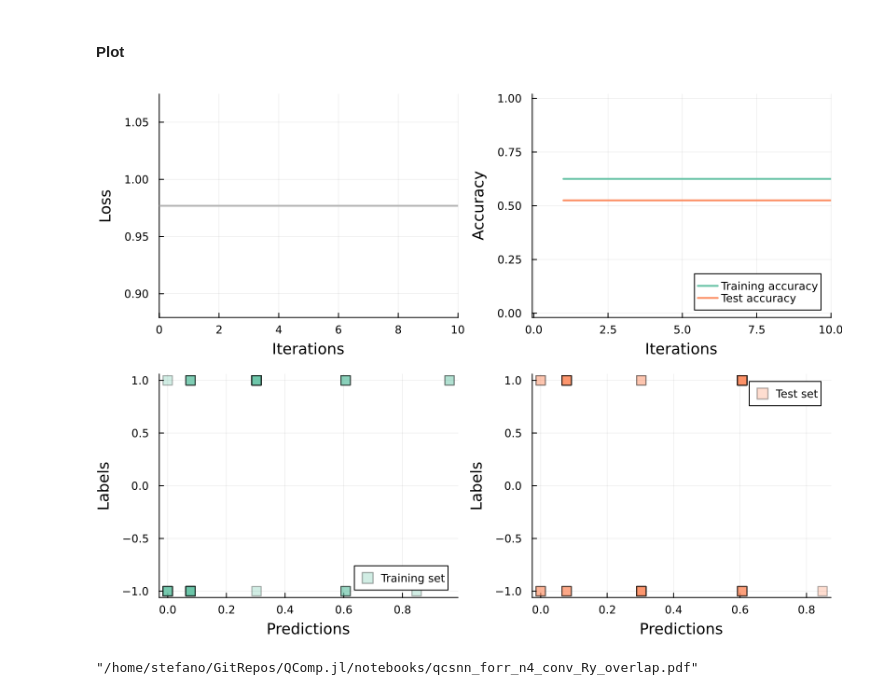
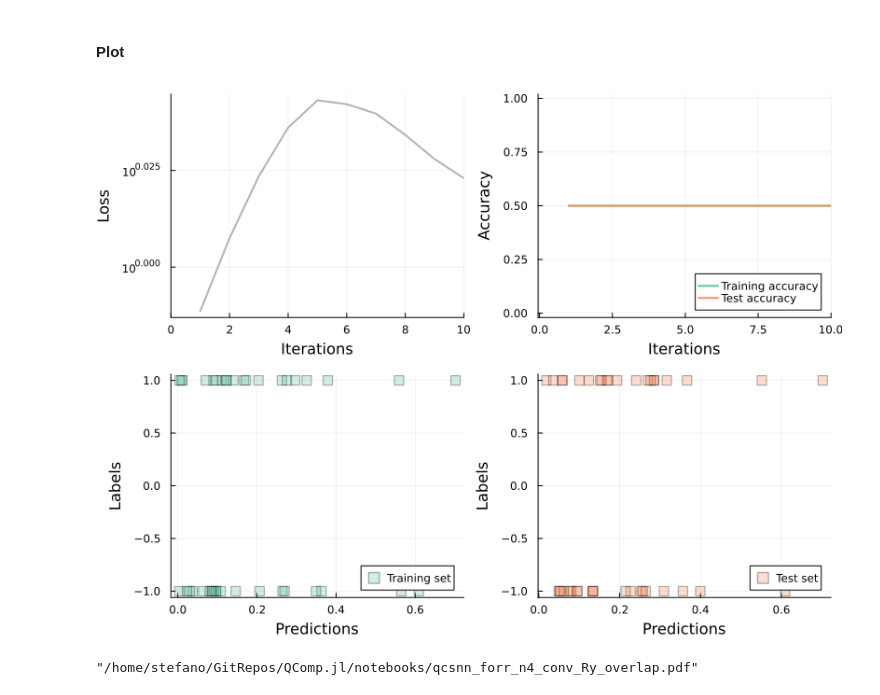
Before and after one commit to Qu-DOS/QuantumPrimer.jl, a Jupyter notebook: notebooks/QSNN_mwe.ipynb, the cells around one changed output. Drawn from its saved outputs; the diff is of its cells as text; code cells hidden in the pictures.

Commit message:
Changed parameter into model structure + add QNN model

```diff
--- a/notebooks/QSNN_mwe.ipynb
+++ b/notebooks/QSNN_mwe.ipynb
@@ -205,14 +78,25 @@ iters = 10 # number of iterations
 lr = 0.05  # learning rate. Start with lr=0.1. Reduce to (e.g. lr=0.01) if optimisation is not smooth.
 optim = ADAM(lr) # Descent(lr) # See https://fluxml.ai/Optimisers.jl/dev/api/#Optimisation-Rules for different optimisers.
 sig = true # use the sigmoid activation function
-ansatz = conv_Ry # conv_Ry, conv_Ry2, conv_SU4
 
-circ = build_QCNN(n, ansatz=ansatz)
+##### QSCNN #####
+# cost = overlap # overlap, swap_test, destructive_swap_test, entanglement_difference
+# ansatz = conv_Ry # conv_Ry, conv_Ry2, conv_SU4
+# circ = build_QCNN(n, ansatz=ansatz)
+################
 
-p = GenericParams(n=n, circ=circ)
-# p = InvariantParams(n=n, circ=circ, ansatz=ansatz)
-initialize_params(p);
+##### QSNN #####
+cost = entanglement_difference # overlap, swap_test, destructive_swap_test, entanglement_difference
+ansatz = circ_HEA
+depth = ceil(Int, log2(n))
+circ = build_QNN(n, depth, ansatz=ansatz)
+###############
+
+model = GeneralModel(n=n, circ=circ, ansatz=ansatz, cost=cost)
+# model = InvariantModel(n=n, circ=circ, ansatz=ansatz, cost=cost)
+initialize_params(model);
 
 YaoPlots.plot(circ)
+# YaoPlots.plot(cost(n))
 # %% [output]
 [drawing not drawn]
@@ -219,5 +109,5 @@ YaoPlots.plot(circ)
 # %% [markdown]
 #### Run
 # %%
-params, loss_track, tr_track, te_track, tr_preds, te_preds = train_test_model(d1, d2, p, iters, optim, sig; output=false)
+params, loss_track, tr_track, te_track, tr_preds, te_preds = train_test_model(d1, d2, model, iters, optim; sig=sig, verbose=false)
 # %% [output]
@@ -229,23 +119,23 @@ Final: loss = 0.9768941617229223, tr_acc = 0.625, te_acc = 0.525
 # %%
 # Loss vs Interations
 p1 = Plots.plot(xlim=(0, iters), xlabel="Iterations", ylabel="Loss")
-Plots.hline!([loss_track[1]], label=false, c=0, ylim=(0.9loss_track[1], 1.1loss_track[1]))
-# Plots.plot!(loss_track, yaxis=:log, label=false, c=0)
+# Plots.hline!([loss_track[1]], label=false, c=0, ylim=(0.9loss_track[1], 1.1loss_track[1]))
+Plots.plot!(loss_track, yaxis=:log, label=false, c=0)
 
 # Accuracy vs Interations
 p2 = Plots.plot(xlim=(-0.05, iters), ylim=(-0.02, 1.02), xlabel="Iterations", ylabel="Accuracy", legend=:bottomright)
 Plots.plot!(tr_track, label="Training accuracy", c=1)
 Plots.plot!(te_track, label="Test accuracy", c=2)
 
 # Training labels vs predictions
 p3 = Plots.scatter(xlabel="Predictions", ylabel="Labels")
 Plots.scatter!(tr_preds, tr_labels, ma=0.3, shape=:rect, label="Training set", c=1)
 
 # Test labels vs predictions
 p4 = Plots.scatter(xlabel="Predictions", ylabel="Labels")
 Plots.scatter!(te_preds, te_labels, ma=0.3, shape=:rect, label="Test set", c=2)
 
 Plots.plot(p1, p2, p3, p4, layout=(2, 2), size=(800, 600))
 # %% [output]
-[figure, old version]
+[figure, new version]
 # %%
```
Also changed, not shown: parts of 13 cells of this notebook, 14 other files.
